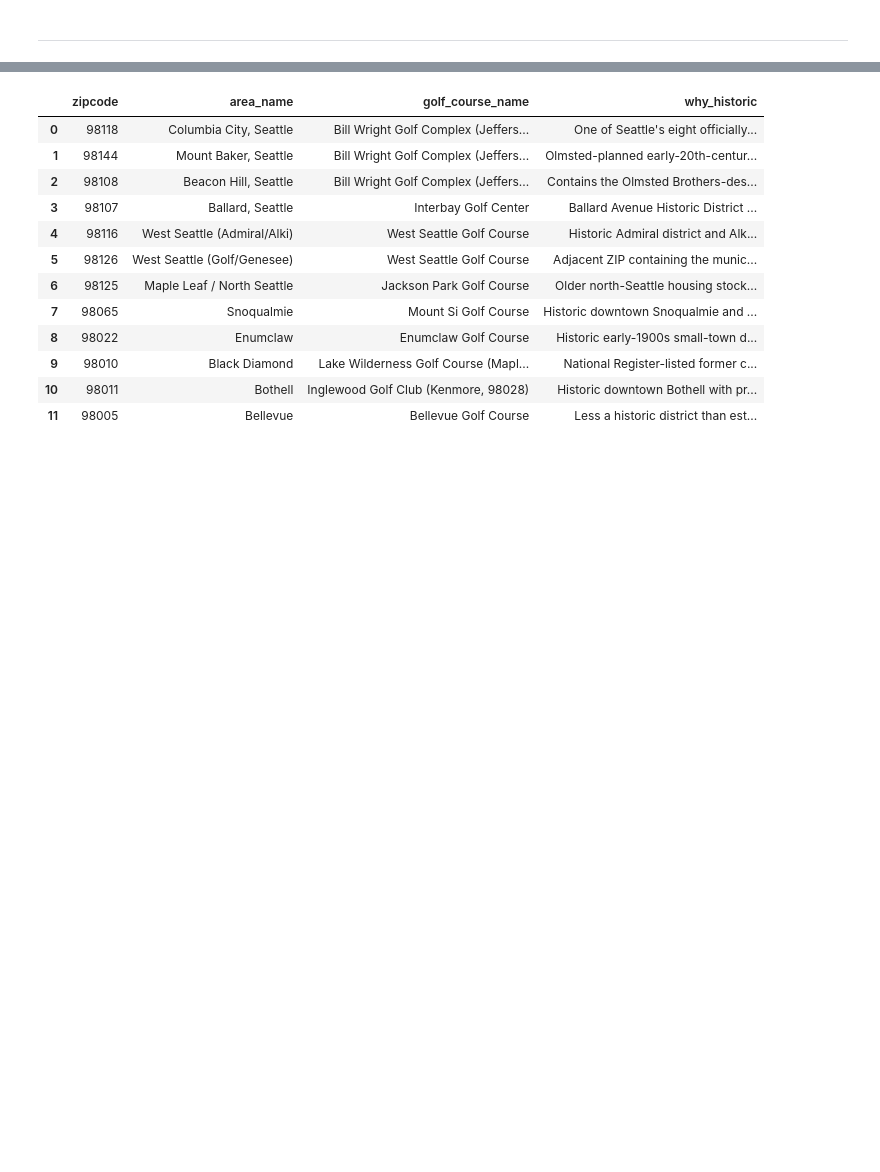
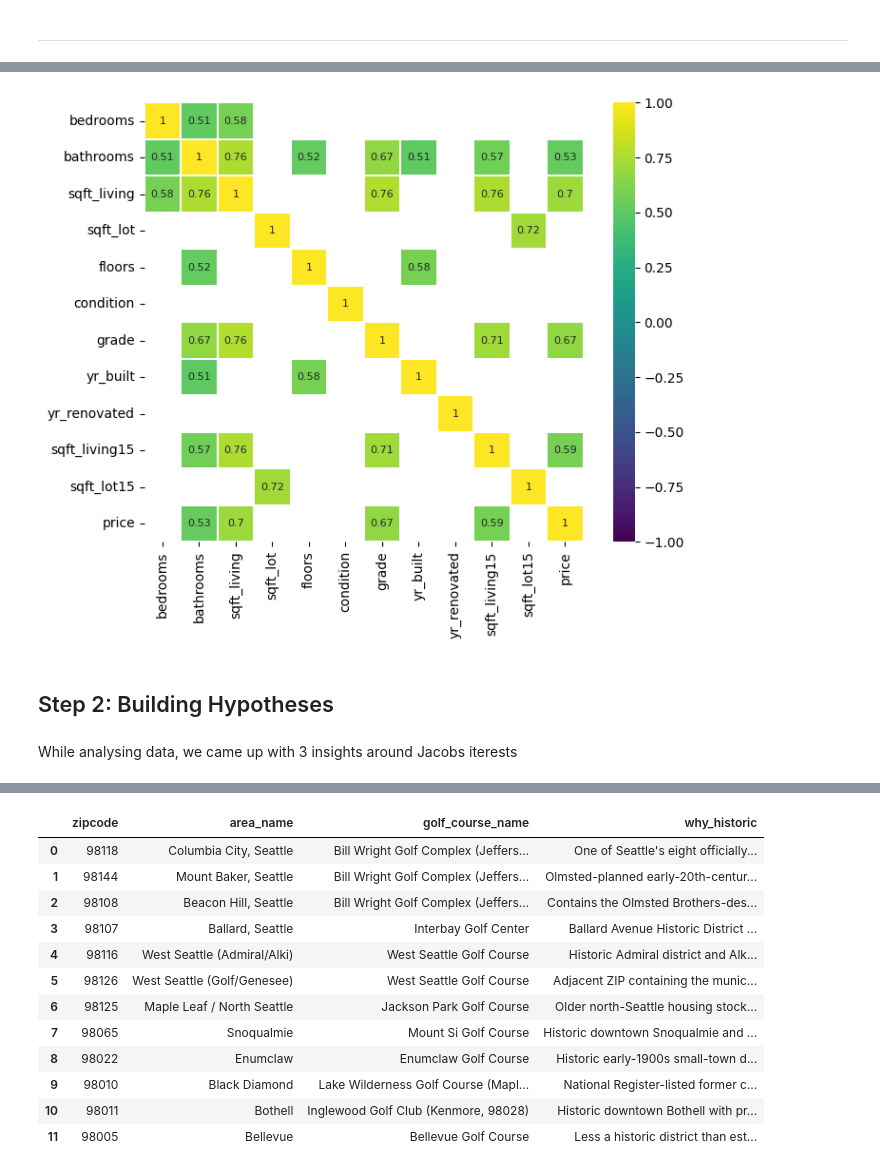
Before and after one commit to AlexDeWilde/ds-eda-project-template, a Jupyter notebook: 00_Final-Notebook.ipynb, the cells around one changed output, grey strips where cells are left out. Saved outputs shown, nothing was run; the diff lists cells and outputs as text; code cells hidden in the pictures; blank space fills up the shorter version.

```diff
--- a/00_Final-Notebook.ipynb
+++ b/00_Final-Notebook.ipynb
@@ -173,0 +222,19 @@ plt.show()
+# %%
+import seaborn as sns
+# Finally, some variables are of a nature that makes statistical analysis wonky.
+# Let's try one last chart excluding the empty rows:
+# - waterfront (binary)
+# - view (category based, subjective and integer)
+# - lat/long (geo, the correlations are meaningless) better filtered by hand-picked zipcodes
+corr = df.select_dtypes(include=['float64', 'int64']).drop(['id', 'zipcode', 'sqft_above', 'sqft_basement', 'waterfront', 'view', 'lat', 'long'], axis=1).corr()
+
+plt.figure(figsize=(8, 6))
+sns.heatmap(corr[(corr >= 0.5) | (corr <= -0.4)],
+    cmap='viridis', vmax=1.0, vmin=-1.0, linewidths=0.1,
+    annot=True, annot_kws={"size": 8}, square=True);
+# %% [output]
+[figure, added]
+# %% [markdown]
+## Step 2: Building Hypotheses
+# %% [markdown]
+While analysing data, we came up with 3 insights around Jacobs iterests
```
Also changed, not shown: parts of 50 cells of this notebook.
